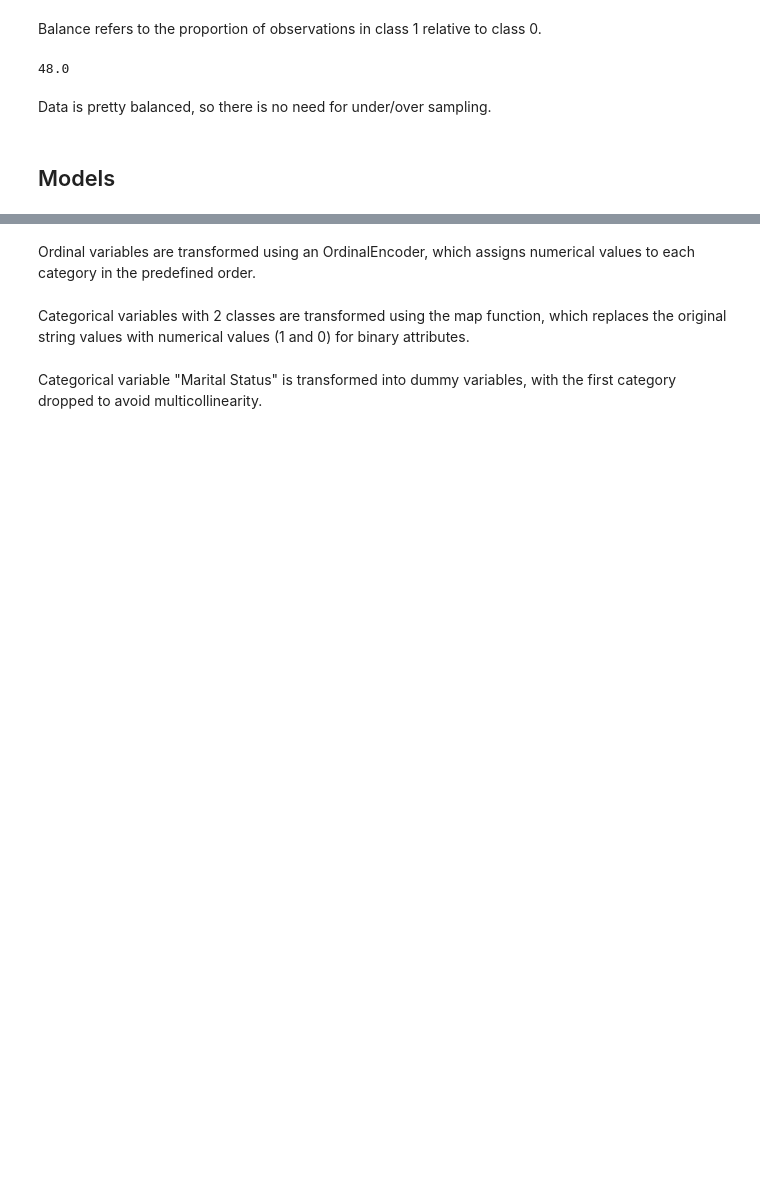
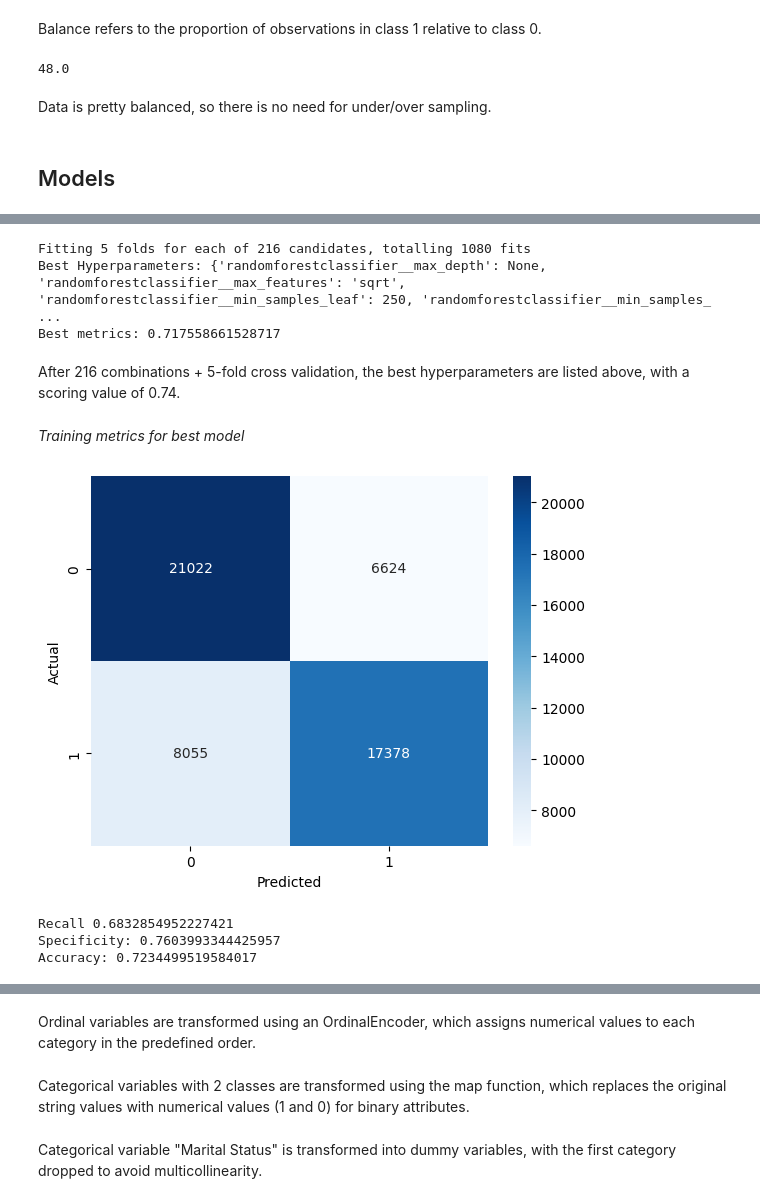
Before and after one commit to Mate0ff/Employee_Attrition_Classification, a Jupyter notebook: projekt.ipynb, the cells around one changed output, grey strips where cells are left out. Saved outputs shown, nothing was run; the diff lists cells and outputs as text; code cells hidden in the pictures; blank space fills up the shorter version.

```diff
--- a/projekt.ipynb
+++ b/projekt.ipynb
@@ -436,0 +541,36 @@ Data is pretty balanced, so there is no need for under/over sampling.
+# %%
+rf = make_pipeline(preprocess, RandomForestClassifier(random_state=42))
+
+param_grid = {
+    'randomforestclassifier__n_estimators': [50, 100,200],
+    'randomforestclassifier__max_depth': [None, 3, 5, 10],
+    'randomforestclassifier__min_samples_split': [500, 1000, 5000],
+    'randomforestclassifier__min_samples_leaf': [250, 500, 2500],
+    'randomforestclassifier__max_features': ['sqrt', 'log2']
+}
+
+custom_scorer = make_scorer(custom_score)
+grid_search = GridSearchCV(estimator=rf, param_grid=param_grid, cv=5, verbose=1, scoring=custom_scorer, n_jobs=-1)
+grid_search.fit(rf_X_train, rf_y_train)
+
+best_forest = grid_search.best_estimator_
+
+print("Best Hyperparameters:", grid_search.best_params_)
+print("Best metrics:", grid_search.best_score_)
+# %% [output]
+Fitting 5 folds for each of 216 candidates, totalling 1080 fits
+Best Hyperparameters: {'randomforestclassifier__max_depth': None, 'randomforestclassifier__max_features': 'sqrt', 'randomforestclassifier__min_samples_leaf': 250, 'randomforestclassifier__min_samples_ ...
+Best metrics: 0.717558661528717
+# %% [markdown]
+After 216 combinations + 5-fold cross validation, the best hyperparameters are listed above, with a scoring value of 0.74.
+# %% [markdown]
+*Training metrics for best model*
+# %%
+y_pred = best_forest.predict(rf_X_train)
+con_mat(rf_y_train,y_pred)
+rf_train_accuracy,rf_train_specificity,rf_train_recall = show_metrics(rf_y_train,y_pred,True)
+# %% [output]
+[figure, added]
+Recall 0.6832854952227421
+Specificity: 0.7603993344425957
+Accuracy: 0.7234499519584017
```
Also changed, not shown: parts of 72 cells of this notebook.
